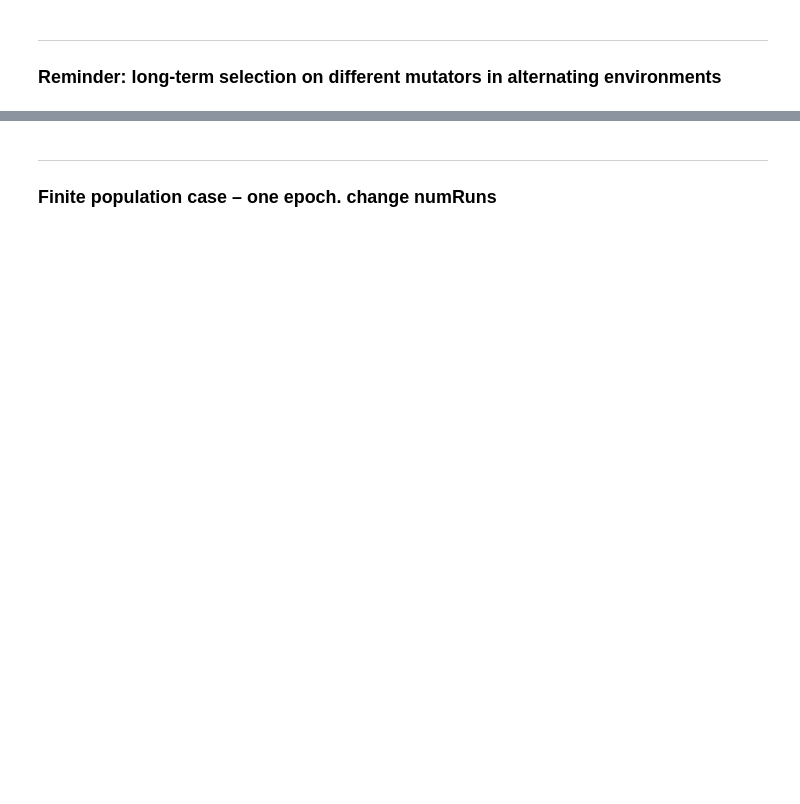
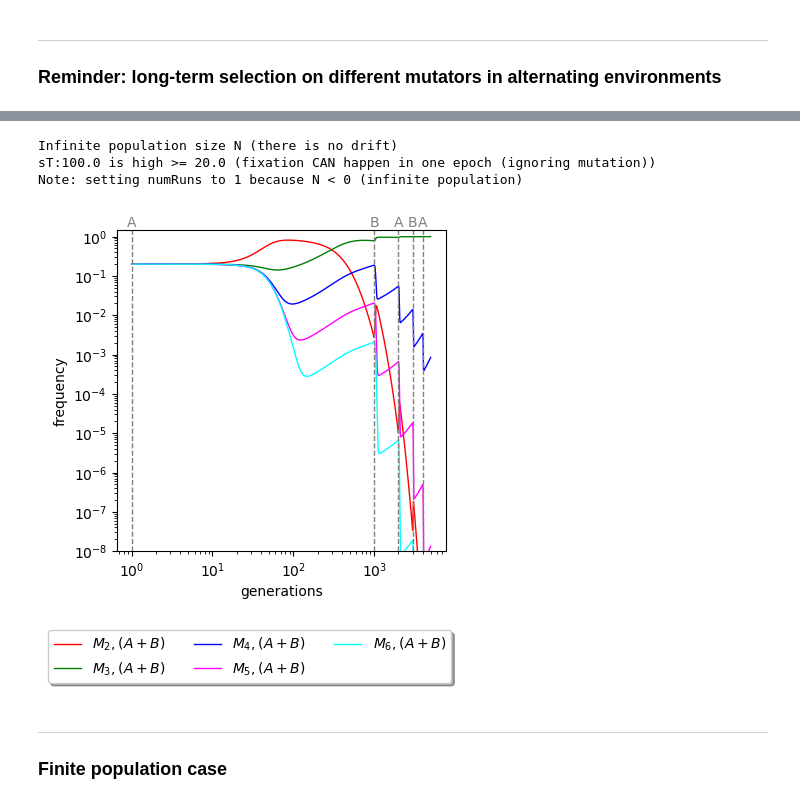
Before and after one commit to mepster/evosim, a Jupyter notebook: class4.ipynb, the cells around one changed output, grey strips where cells are left out. Saved outputs shown, nothing was run; the diff lists cells and outputs as text; code cells hidden in the pictures; blank space fills up the shorter version.

```diff
--- a/class4.ipynb
+++ b/class4.ipynb
@@ -55,22 +60,27 @@ evosim.evosim(args)
 # %%
 args = evosim.default_args.copy()
-args.plotLog = True
-args.s = 0.01
+args.s = 0.1 # s has to be kept high relative to T, so that sT is not too small
 args.aToB = 0.0
 args.minMu = 2
 args.numClades = 5
+args.plotAB = False # False
+args.plotLog = True # False
 
 ###
 
-args.N = -1
+args.T = 1e3 # 1e3
+args.numEpochs = 5 # 5
 
-args.T = 1e4 # change
-args.numEpochs = 1 # change
-args.plotAB = False # change to False
+args.N = -1 # -1, change to 1e4
 
 evosim.evosim(args)
+# %% [output]
+Infinite population size N (there is no drift)
+sT:100.0 is high >= 20.0 (fixation CAN happen in one epoch (ignoring mutation))
+Note: setting numRuns to 1 because N < 0 (infinite population)
+[figure, added]
 # %% [markdown]
 ---
-### Finite population case – one epoch. change numRuns
+### Finite population case
 # %%
 args = evosim.default_args.copy()
```
Also changed, not shown: parts of 24 cells of this notebook, 1 other file.
